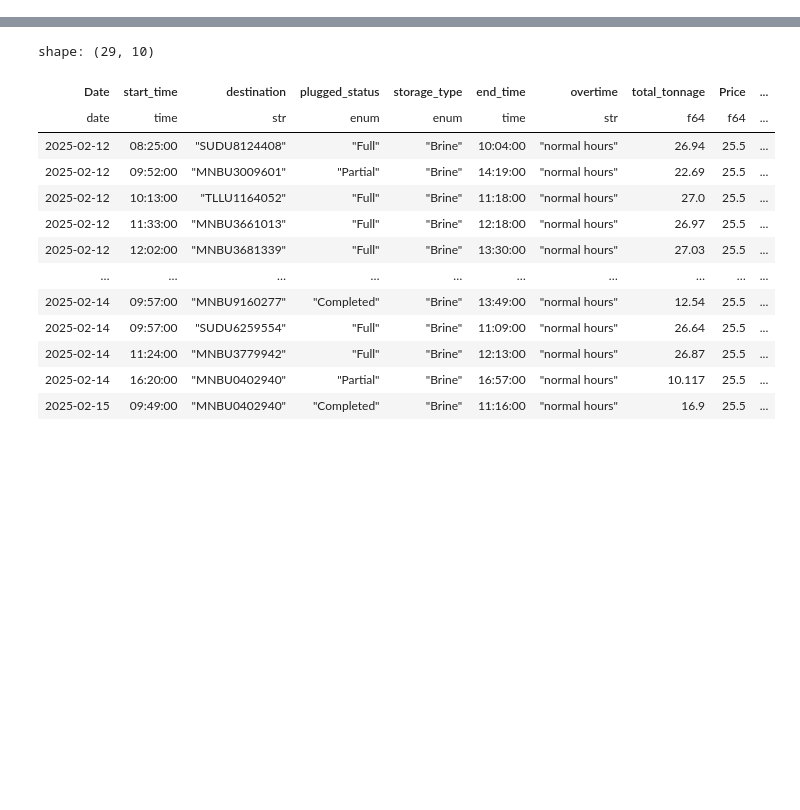
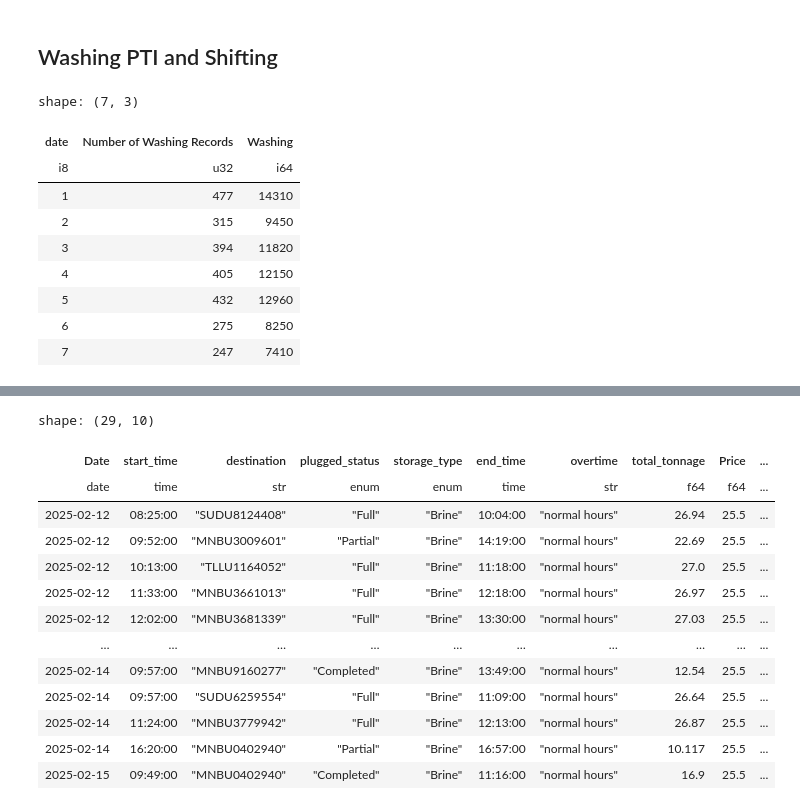
Before and after one commit to Attica-oss/attica_invoice, a Jupyter notebook: test.ipynb, the cells around one changed output, grey strips where cells are left out. Cells and saved outputs as stored; diff of their text form; code cells hidden in the pictures; blank space fills up the shorter version.

```diff
--- a/test.ipynb
+++ b/test.ipynb
@@ -36,0 +57,28 @@ forklift_price
+# %% [markdown]
+## Washing PTI and Shifting
+# %%
+container_washing = await washing()
+
+
+container_washing = (
+    container_washing.filter(pl.col("invoice_to").ne(pl.lit("INVALID")))
+    .filter(pl.col("date").dt.year().eq(2025))
+    .group_by(pl.col("date").dt.month(), maintain_order=True)
+    .agg(
+        pl.len().alias("Number of Washing Records"),
+        pl.col("price").sum().alias("Washing"),
+    )
+)
+
+container_washing.collect()
+# %% [output]
+shape: (7, 3)
+| date | Number of Washing Records | Washing |
+| i8 | u32 | i64 |
+| 1 | 477 | 14310 |
+| 2 | 315 | 9450 |
+| 3 | 394 | 11820 |
+| 4 | 405 | 12150 |
+| 5 | 432 | 12960 |
+| 6 | 275 | 8250 |
+| 7 | 247 | 7410 |
```
Also changed, not shown: parts of 27 cells of this notebook, 29 other files.
